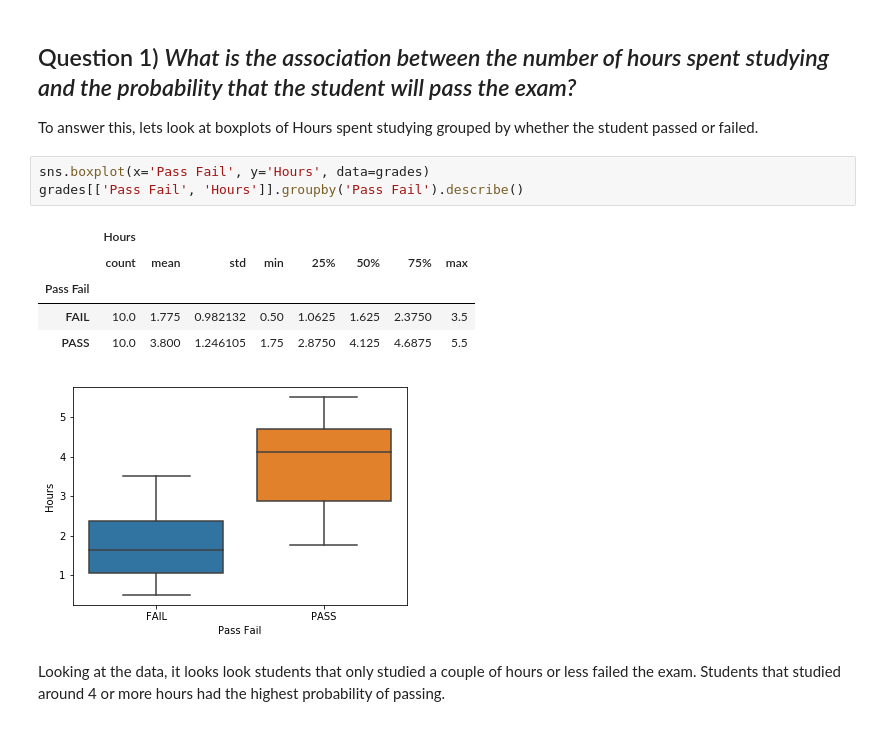
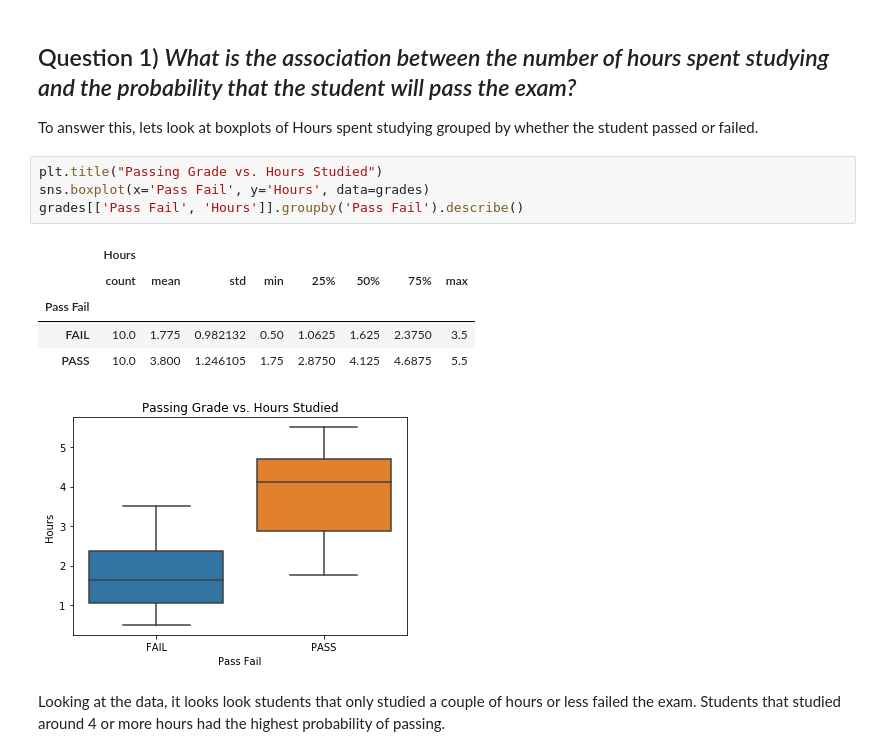
Before and after one commit to dkjer/data150labs, a Jupyter notebook: Student Grades.ipynb, the cells around one changed output. Saved outputs shown, nothing was run; the diff lists cells and outputs as text.

Commit message:
Updating student grades notebook

```diff
--- a/Student Grades.ipynb
+++ b/Student Grades.ipynb
@@ -27,15 +27,16 @@ grades.head()
 
 To answer this, lets look at boxplots of Hours spent studying grouped by whether the student passed or failed.
 # %%
+plt.title("Passing Grade vs. Hours Studied")
 sns.boxplot(x='Pass Fail', y='Hours', data=grades)
 grades[['Pass Fail', 'Hours']].groupby('Pass Fail').describe()
 # %% [output]
 |  | Hours |  |  |  |  |  |  |  |
 |  | count | mean | std | min | 25% | 50% | 75% | max |
 | Pass Fail |  |  |  |  |  |  |  |  |
 | FAIL | 10.0 | 1.775 | 0.982132 | 0.50 | 1.0625 | 1.625 | 2.3750 | 3.5 |
 | PASS | 10.0 | 3.800 | 1.246105 | 1.75 | 2.8750 | 4.125 | 4.6875 | 5.5 |
-[figure, old version]
+[figure, new version]
 # %% [markdown]
 Looking at the data, it looks look students that only studied a couple of hours or less failed the exam.  Students that studied around 4 or more hours had the highest probability of passing.
 # %% [markdown]
```
Also changed, not shown: parts of 1 cell of this notebook.
